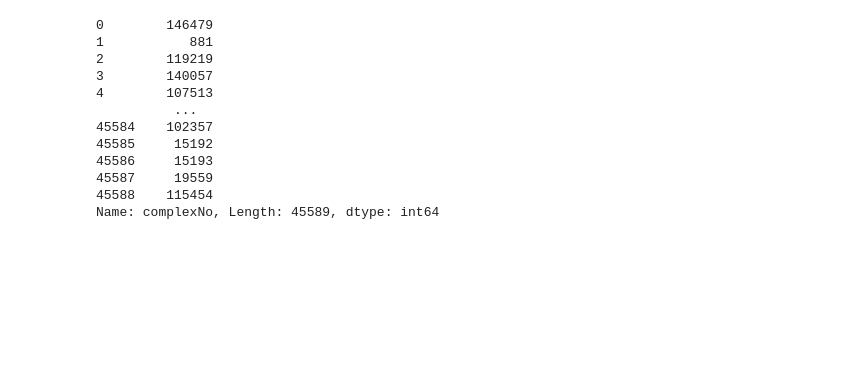
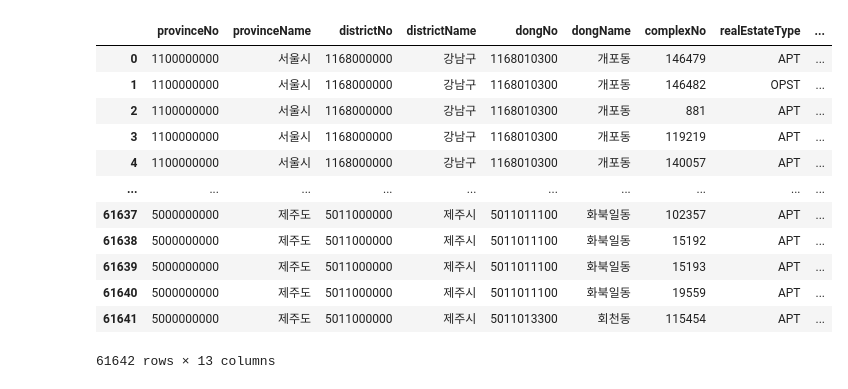
Before and after one commit to Fron95/naver_real_estate, a Jupyter notebook: test.ipynb, the cells around one changed output. Saved outputs shown, nothing was run; the diff lists cells and outputs as text; code cells hidden in the pictures; blank space fills up the shorter version.

```diff
--- a/test.ipynb
+++ b/test.ipynb
@@ -520,15 +1,33 @@ See the caveats in the documentation: https://pandas.pydata.org/pandas-docs/stab
-# %%
-naver.apts['complexNo']
-# %% [output]
-0        146479
-1           881
-2        119219
-3        140057
-4        107513
-          ...
-45584    102357
-45585     15192
-45586     15193
-45587     19559
-45588    115454
-Name: complexNo, Length: 45589, dtype: int64
+# %%
+from module.Naver_fetch_articles import Naver_fetch_articles
+from module.Naver_seoul_land import Naver_seoul_land
+myCookies={'BUC': '1fsB9YZtneukeaBszqfNKwKhn8fxNzhQF0GX2VvE_rM=',
+ 'NNB': '4T6U3THESGIGM',
+ 'REALESTATE': 'Fri%20Jul%2012%202024%2011%3A16%3A02%20GMT%2B0900%20(KST)',
+ 'NAC': '41qVBMg4n1eLB',
+ 'wcs_bt': '4f99b5681ce60:1720750562',
+ '_fwb': '115iE7r5GjvqymCG2kSMzu1.1720750562612',
+ 'NACT': '1'}
+
+myauth = 'Bearer eyJhbGciOiJIUzI1NiIsInR5cCI6IkpXVCJ9.eyJpZCI6IlJFQUxFU1RBVEUiLCJpYXQiOjE3MjA3NTA1NjIsImV4cCI6MTcyMDc2MTM2Mn0.UyROI5yD0tONmXKl5IFI3aJbMIdd5CT7i-nTwQeDHP0'
+
+naver_fetch = Naver_fetch_articles(myauth,myCookies)
+# naver = Naver_seoul_land()
+# %%
+from module.Naver_seoul_land import Naver_seoul_land
+naver = Naver_seoul_land(myauth, myCookies)
+naver.total_apts_naver_got
+# %% [output]
+|  | provinceNo | provinceName | districtNo | districtName | dongNo | dongName | complexNo | realEstateType | ... |
+| 0 | 1100000000 | 서울시 | 1168000000 | 강남구 | 1168010300 | 개포동 | 146479 | APT | ... |
+| 1 | 1100000000 | 서울시 | 1168000000 | 강남구 | 1168010300 | 개포동 | 146482 | OPST | ... |
+| 2 | 1100000000 | 서울시 | 1168000000 | 강남구 | 1168010300 | 개포동 | 881 | APT | ... |
+| 3 | 1100000000 | 서울시 | 1168000000 | 강남구 | 1168010300 | 개포동 | 119219 | APT | ... |
+| 4 | 1100000000 | 서울시 | 1168000000 | 강남구 | 1168010300 | 개포동 | 140057 | APT | ... |
+| ... | ... | ... | ... | ... | ... | ... | ... | ... | ... |
+| 61637 | 5000000000 | 제주도 | 5011000000 | 제주시 | 5011011100 | 화북일동 | 102357 | APT | ... |
+| 61638 | 5000000000 | 제주도 | 5011000000 | 제주시 | 5011011100 | 화북일동 | 15192 | APT | ... |
+| 61639 | 5000000000 | 제주도 | 5011000000 | 제주시 | 5011011100 | 화북일동 | 15193 | APT | ... |
+| 61640 | 5000000000 | 제주도 | 5011000000 | 제주시 | 5011011100 | 화북일동 | 19559 | APT | ... |
+| 61641 | 5000000000 | 제주도 | 5011000000 | 제주시 | 5011013300 | 회천동 | 115454 | APT | ... |
+61642 rows × 13 columns
```
Also changed, not shown: parts of 12 cells of this notebook, 16 other files.
